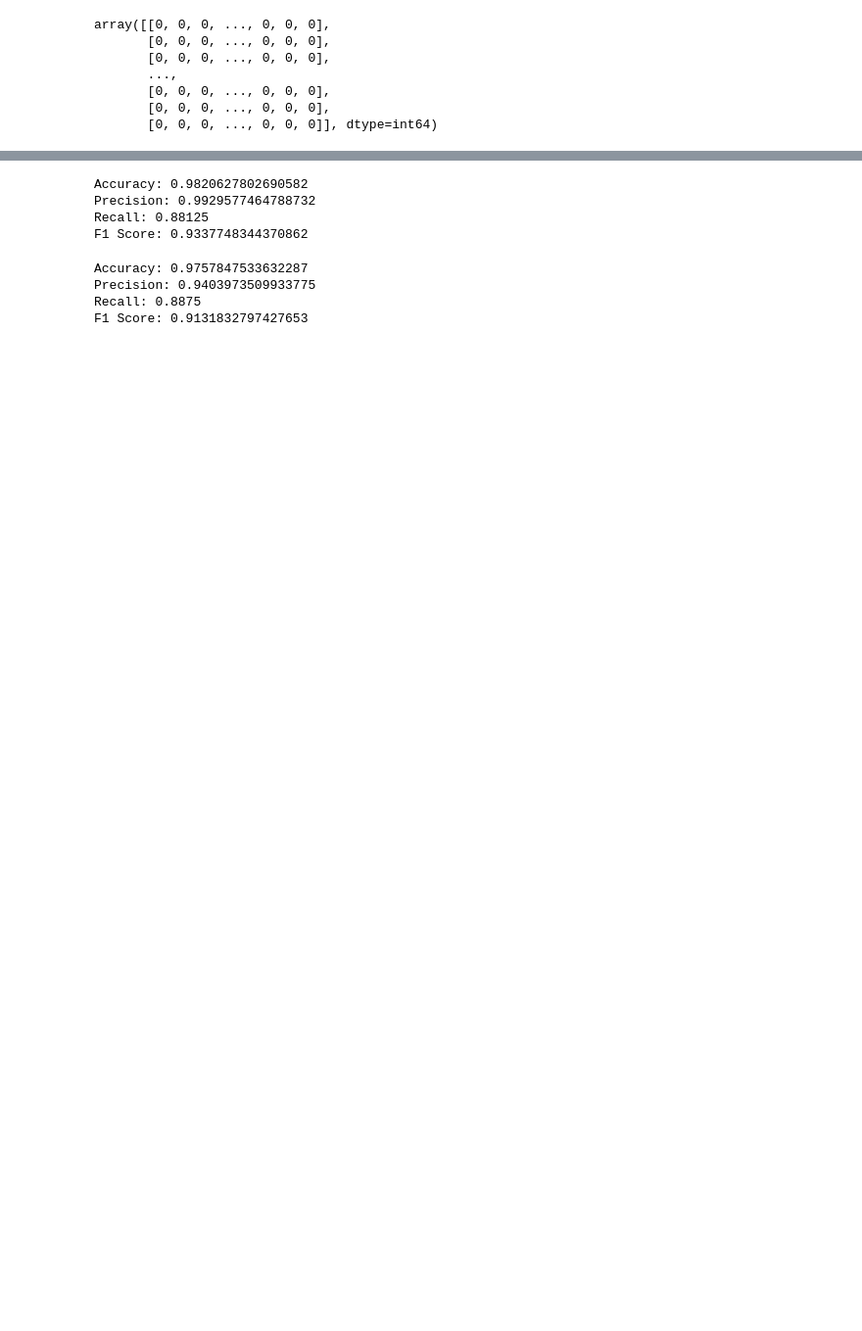
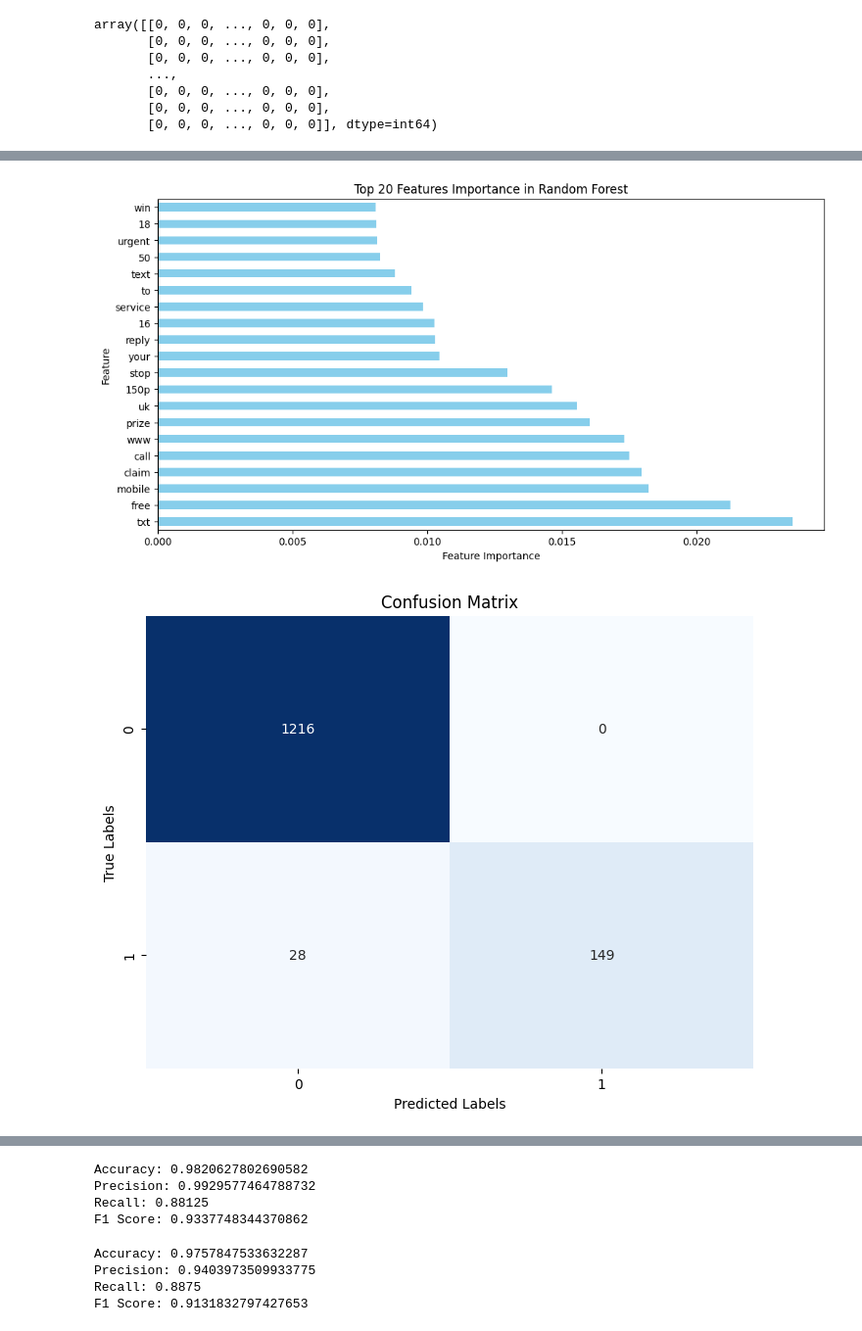
Before and after one commit to farid-ramy/spam-email-detection, a Jupyter notebook: algorithms/firstdataset.ipynb, the cells around one changed output, grey strips where cells are left out. Shown at 98% size. Cells and saved outputs as stored; diff of their text form; code cells hidden in the pictures; blank space fills up the shorter version.

```diff
--- a/algorithms/firstdataset.ipynb
+++ b/algorithms/firstdataset.ipynb
@@ -91,0 +118,78 @@ F1 Score: 0.8980716253443526
+# %%
+import pandas as pd
+import matplotlib.pyplot as plt
+from sklearn.model_selection import train_test_split
+from sklearn.feature_extraction.text import CountVectorizer
+from sklearn.ensemble import RandomForestClassifier
+from sklearn.metrics import accuracy_score, precision_score, recall_score, f1_score, confusion_matrix
+from sklearn.metrics import precision_recall_curve, auc
+from sklearn.tree import export_graphviz
+import graphviz
+import seaborn as sns
+
+# Assuming your data and classifier are loaded as described in your code snippet
+
+# Train-test split
+x_train, x_test, y_train, y_test = train_test_split(spam_det.Message, spam_det.spam, test_size=0.25)
+
+# CountVectorizer
+cv = CountVectorizer()
+x_train_count = cv.fit_transform(x_train.values)
+
+# Training the Random Forest model
+rf_model = RandomForestClassifier(n_estimators=100, random_state=42)
+rf_model.fit(x_train_count, y_train)
+
+# Test set
+x_test_count = cv.transform(x_test)
+y_pred_rf = rf_model.predict(x_test_count)
+
+# Calculate metrics
+accuracy_rf = accuracy_score(y_test, y_pred_rf)
+precision_rf = precision_score(y_test, y_pred_rf)
+recall_rf = recall_score(y_test, y_pred_rf)
+f1_rf = f1_score(y_test, y_pred_rf)
+
+# Print metrics
+print("Random Forest Metrics:")
+print(f"Accuracy: {accuracy_rf:.4f}")
+print(f"Precision: {precision_rf:.4f}")
+print(f"Recall: {recall_rf:.4f}")
+print(f"F1 Score: {f1_rf:.4f}")
+
+# Feature Importance
+feature_importances = pd.Series(rf_model.feature_importances_, index=cv.get_feature_names_out())
+top_features = feature_importances.nlargest(20)  # Selecting top 20 features
+
+# Plot Top 20 Feature Importance
+plt.figure(figsize=(12, 6))
+top_features.plot(kind='barh', color='skyblue')
+plt.xlabel('Feature Importance')
+plt.ylabel('Feature')
+plt.title('Top 20 Features Importance in Random Forest')
+plt.show()
+
+# Confusion Matrix
+conf_mat = confusion_matrix(y_test, y_pred_rf)
+
+# Plot Confusion Matrix
+plt.figure(figsize=(8, 6))
+sns.heatmap(conf_mat, annot=True, fmt='d', cmap='Blues', cbar=False)
+plt.xlabel('Predicted Labels')
+plt.ylabel('True Labels')
+plt.title('Confusion Matrix')
+plt.show()
+
+# Precision-Recall Curve
+precision, recall, _ = precision_recall_curve(y_test, rf_model.predict_proba(x_test_count)[:, 1])
+area_under_curve = auc(recall, precision)
+
+# Plot Precision-Recall Curve
+plt.figure(figsize=(8, 6))
+plt.step(recall, precision, color='b', alpha=0.2, where='post')
+plt.fill_between(recall, precision, step='post', alpha=0.2, color='b')
+plt.xlabel('Recall')
+plt.ylabel('Precision')
+plt.title(f'Precision-Recall Curve (AUC = {area_under_curve:.2f})')
+plt.show()
+# %% [output]
@@ -91,0 +201,2 @@ F1 Score: 0.8980716253443526
+[figure, added]
+[figure, added]
```
Also changed, not shown: parts of 6 cells of this notebook, 2 other files.
